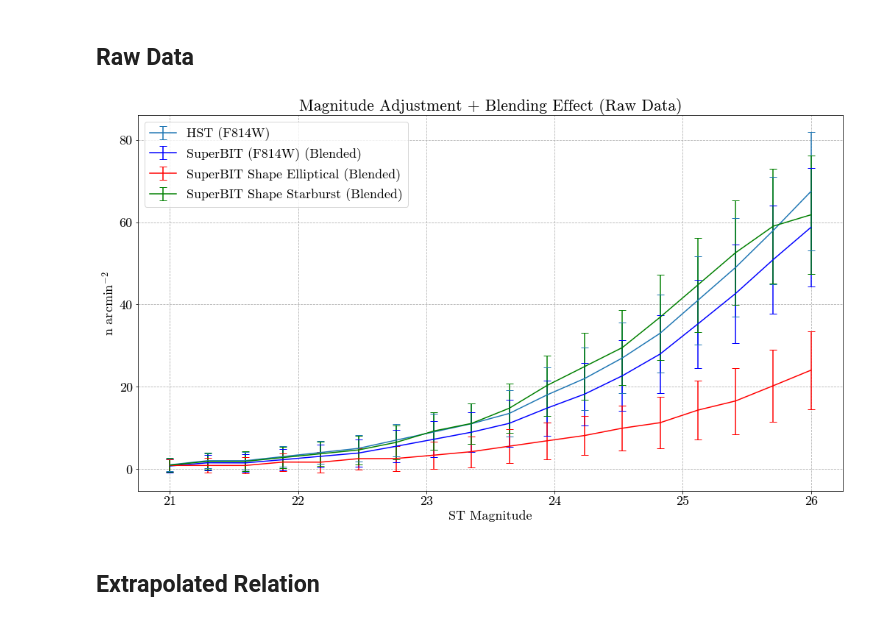
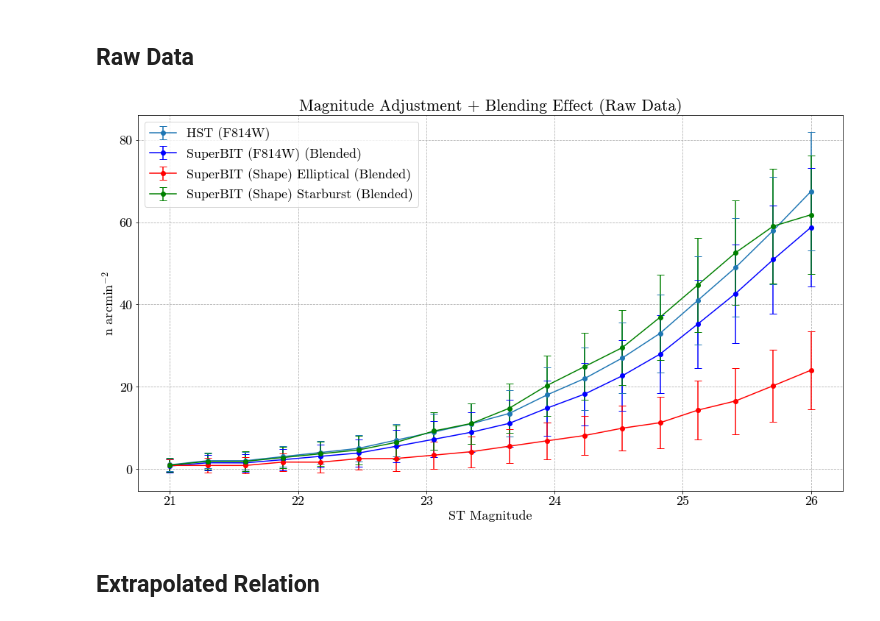
Before and after one commit to veome22/superbit_neff, a Jupyter notebook: neff_superbit.ipynb, the cells around one changed output. Cells and saved outputs as stored; diff of their text form; code cells hidden in the pictures.

```diff
--- a/neff_superbit.ipynb
+++ b/neff_superbit.ipynb
@@ -468,38 +525,38 @@ for i in range (len(superbit_e_blend_mag)):
     sb_med_blend[i] = np.nanmean(superbit_sb_blend_mag[i])
     sb_std_blend[i]= np.nanstd(superbit_sb_blend_mag[i])
 
 # Subtract blended objects from Shape Band Neff
 sbit_e_meds = e_meds - (e_med_blend*e_meds)
 sbit_e_stds = e_std_blend + e_stds
 
 sbit_sb_meds = sb_meds - (sb_med_blend*sb_meds)
 sbit_sb_stds = sb_std_blend + sb_stds
 
 
 plt.figure(figsize=(14,8))
 alp=1
 
 # Plot HST F814W N_effs
-plt.errorbar(mags, hst_meds, yerr=hst_stds, label="HST (F814W)", fmt='-', color='C0', alpha=alp)
-plt.errorbar(mags, sbit_meds, yerr=sbit_stds, label="SuperBIT (F814W) (Blended)", fmt='-', color='b', alpha=alp)
+plt.errorbar(mags, hst_meds, yerr=hst_stds, label="HST (F814W)", fmt='-o', color='C0', alpha=alp)
+plt.errorbar(mags, sbit_meds, yerr=sbit_stds, label="SuperBIT (F814W) (Blended)", fmt='-o', color='b', alpha=alp)
 
 # Plot SuperBIT Shape N_effs
-plt.errorbar(mags, sbit_e_meds, yerr=sbit_e_stds, label="SuperBIT Shape Elliptical (Blended)", fmt='-', color='r', alpha=alp)
-plt.errorbar(mags, sbit_sb_meds, yerr=sbit_sb_stds, label="SuperBIT Shape Starburst (Blended)", fmt='-', color='g', alpha=alp)
+plt.errorbar(mags, sbit_e_meds, yerr=sbit_e_stds, label="SuperBIT (Shape) Elliptical (Blended)", fmt='-o', color='r', alpha=alp)
+plt.errorbar(mags, sbit_sb_meds, yerr=sbit_sb_stds, label="SuperBIT (Shape) Starburst (Blended)", fmt='-o', color='g', alpha=alp)
 
 plt.title("Magnitude Adjustment + Blending Effect (Raw Data)")
 plt.xlabel("ST Magnitude")
 plt.ylabel('n arcmin$^{-2}$')
 plt.legend()
 plt.tight_layout(pad=0)
 plt.grid(linestyle='--')
 
 # plt.xlim(21.1, 29)
 # plt.ylim(37.5, 38.5)
 
 # plt.savefig(DIRECTORY+'blending+magnitude_neff_raw.png')
 # %% [output]
-[figure, old version]
+[figure, new version]
 # %% [markdown]
 ## Extrapolated Relation
 # %%
```
Also changed, not shown: parts of 10 cells of this notebook.
